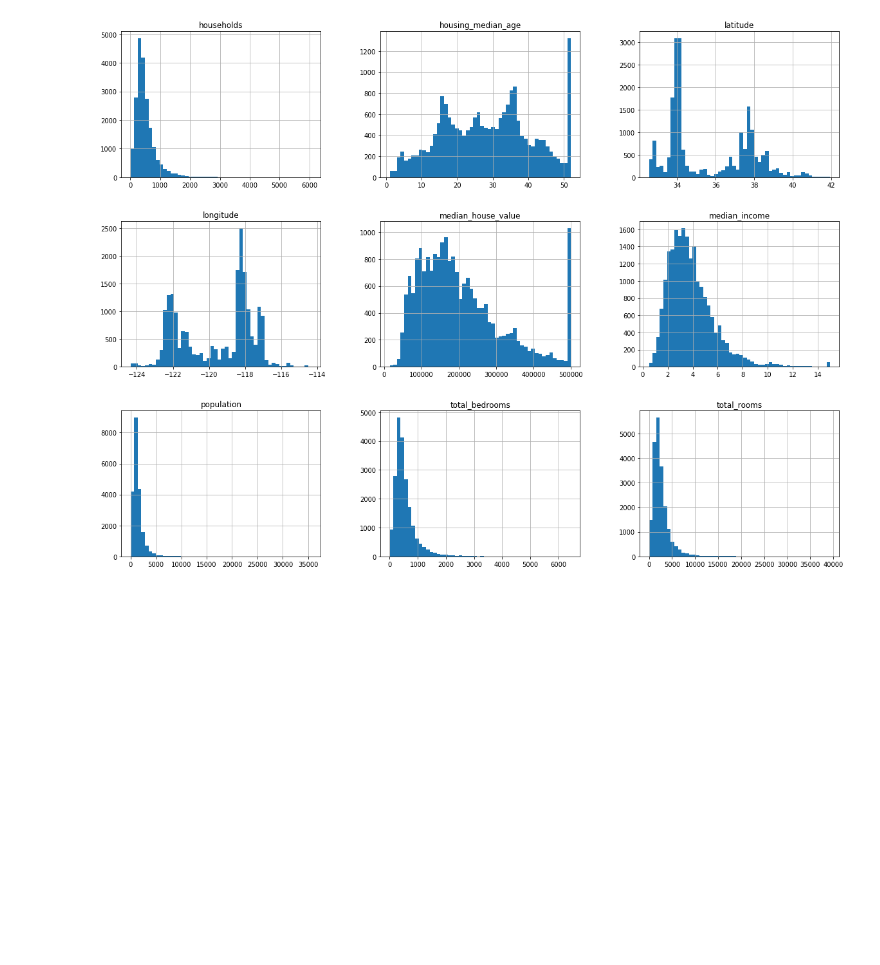
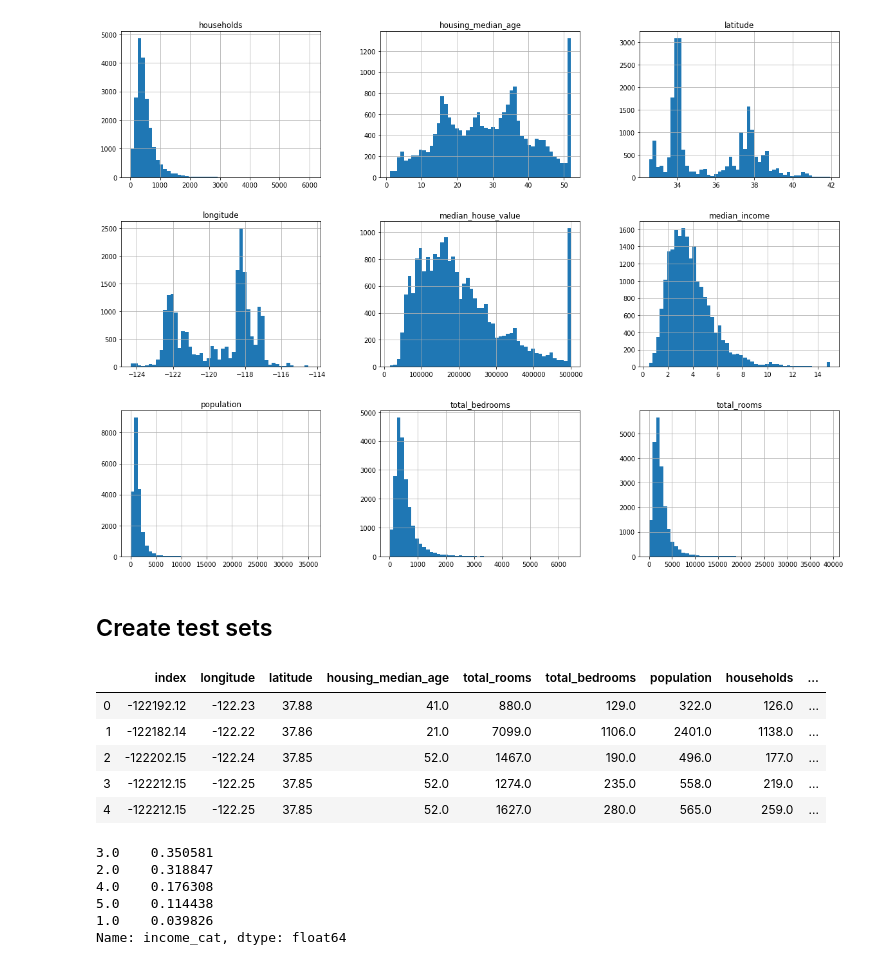
Before and after one commit to Kronstrand/handson-ml, a Jupyter notebook: Chap2.ipynb, the cells around one changed output. Saved outputs shown, nothing was run; the diff lists cells and outputs as text; code cells hidden in the pictures; blank space fills up the shorter version.

Commit message:
creating test sets

```diff
--- a/Chap2.ipynb
+++ b/Chap2.ipynb
@@ -83,6 +83,8 @@ housing.hist(bins=50, figsize=(20,15))
 plt.show()
 # %% [output]
 [figure]
+# %% [markdown]
+## Create test sets
 # %%
 import numpy as np
 
@@ -96,3 +98,28 @@ def split_train_test(data, test_ratio):
     return data.iloc[train_indices], data.iloc[test_indices]
 
 train_set, test_set = split_train_test(housing, 0.2)
+# %%
+#use hash for creating train and test set
+import hashlib
+
+def test_set_check(identifier, test_ratio, hash):
+    return hash(np.int64(identifier)).digest()[-1] < 256 * test_ratio
+
+def split_train_test_by_id(data, test_ratio, id_column, hash=hashlib.md5):
+    ids = data[id_column]
+    in_test_set = ids.apply(lambda id_: test_set_check(id_, test_ratio, hash))
+    return data.loc[~in_test_set], data.loc[in_test_set]
+
+housing_with_id = housing.reset_index() #add an index column
+train_set, test_set = split_train_test_by_id(housing_with_id, 0.2, "index")
+# %%
+housing_with_id["index"] = housing["longitude"] * 1000 + housing["latitude"]
+train_set, test_set = split_train_test_by_id(housing_with_id, 0.2, "index")
+housing_with_id.head()
+# %% [output]
+|  | index | longitude | latitude | housing_median_age | total_rooms | total_bedrooms | population | households | ... |
+| 0 | -122192.12 | -122.23 | 37.88 | 41.0 | 880.0 | 129.0 | 322.0 | 126.0 | ... |
+| 1 | -122182.14 | -122.22 | 37.86 | 21.0 | 7099.0 | 1106.0 | 2401.0 | 1138.0 | ... |
+| 2 | -122202.15 | -122.24 | 37.85 | 52.0 | 1467.0 | 190.0 | 496.0 | 177.0 | ... |
+| 3 | -122212.15 | -122.25 | 37.85 | 52.0 | 1274.0 | 235.0 | 558.0 | 219.0 | ... |
+| 4 | -122212.15 | -122.25 | 37.85 | 52.0 | 1627.0 | 280.0 | 565.0 | 259.0 | ... |
@@ -98,0 +130,19 @@ train_set, test_set = split_train_test(housing, 0.2)
+# %%
+housing["income_cat"] = np.ceil(housing["median_income"] / 1.5)
+housing["income_cat"].where(housing["income_cat"] < 5, 5.0, inplace=True)
+
+from sklearn.model_selection import StratifiedShuffleSplit
+
+split = StratifiedShuffleSplit(n_splits=1, test_size=0.2, random_state=42)
+for train_index, test_index in split.split(housing, housing["income_cat"]):
+    strat_train_set = housing.loc[train_index]
+    strat_test_set = housing.loc[test_index]
+
+housing["income_cat"].value_counts() / len(housing)
+# %% [output]
+3.0    0.350581
+2.0    0.318847
+4.0    0.176308
+5.0    0.114438
+1.0    0.039826
+Name: income_cat, dtype: float64
```
Also changed, not shown: parts of 2 cells of this notebook.
